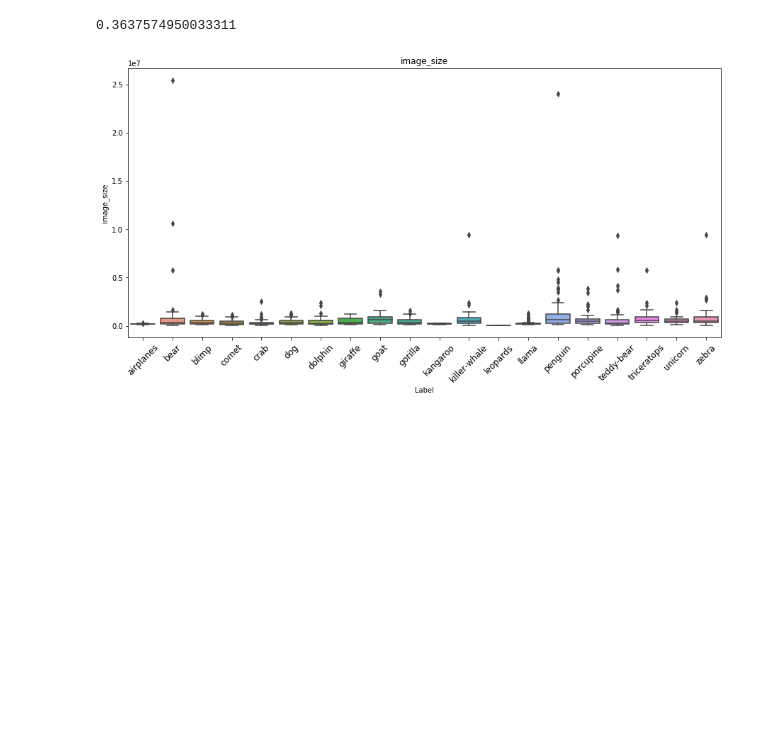
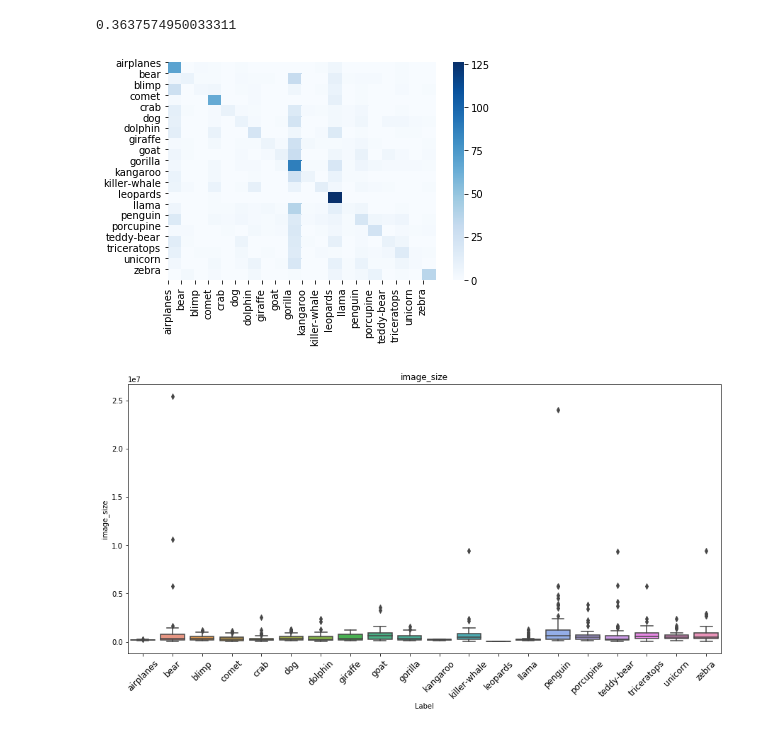
Before and after one commit to vikrantwd/Image_Classification, a Jupyter notebook: GradProject_NB2.ipynb, the cells around one changed output. Cells and saved outputs as stored; diff of their text form; code cells hidden in the pictures; blank space fills up the shorter version.

```diff
--- a/GradProject_NB2.ipynb
+++ b/GradProject_NB2.ipynb
@@ -488,6 +529,15 @@ y_pred = logisticRegr.predict(x)
 accuracy_score(y_pred, y)
 # %% [output]
 0.3637574950033311
+# %%
+from sklearn.metrics import confusion_matrix
+conf = confusion_matrix(y, y_pred, labels = starting_data['Encoding'].unique().astype(int))
+sns.heatmap(conf, cmap = 'Blues')
+plt.xticks(starting_data['Encoding'].unique().astype(int), starting_data['Label'].unique(), rotation = 90)
+plt.yticks(starting_data['Encoding'].unique().astype(int), starting_data['Label'].unique())
+plt.show()
+# %% [output]
+[figure, added]
 # %%
 for ft in ['image_size', 'red_ch_intensity', 'aspect_ratio']:
     plt.figure(figsize = (15,7))
```
Also changed, not shown: parts of 7 cells of this notebook, 1 other file.
